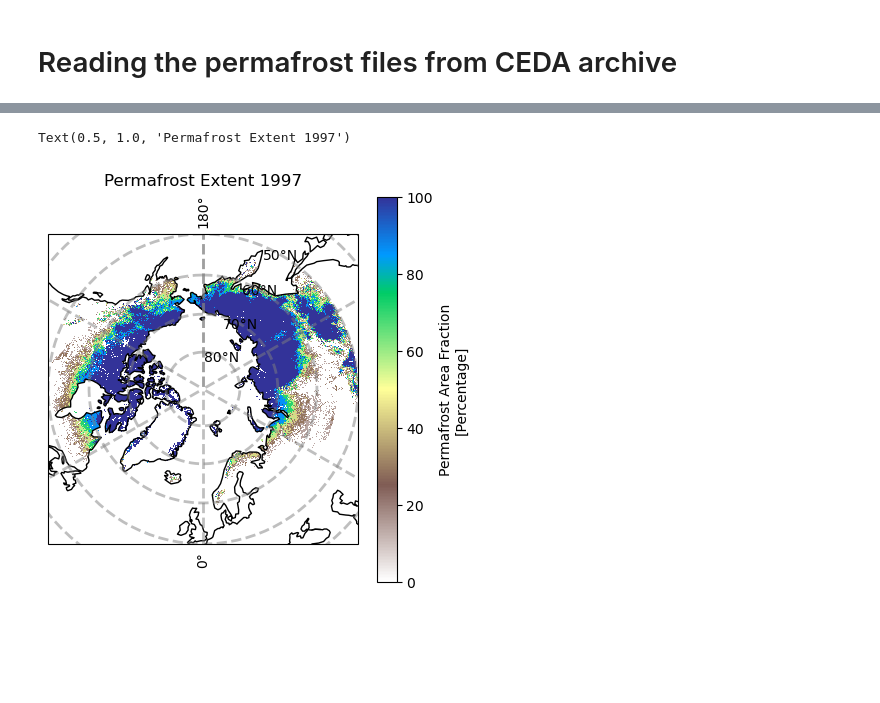
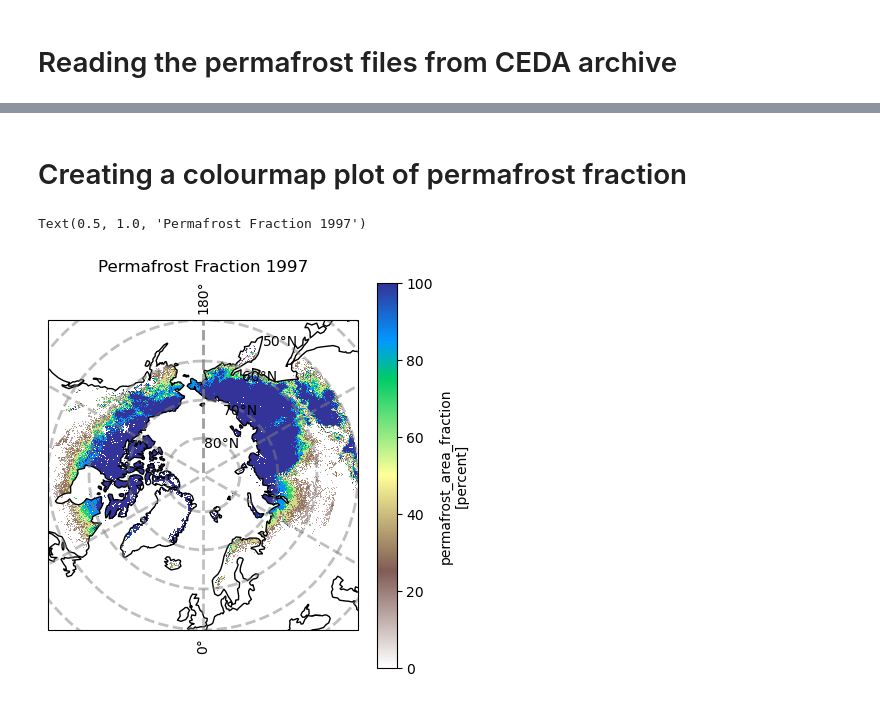
Before and after one commit to CharlieGamblin/EO-Induction, a Jupyter notebook: Practice Scripts/ESA_cci_Permafrost_Extent.ipynb, the cells around one changed output, grey strips where cells are left out. Cells and saved outputs as stored; diff of their text form; code cells hidden in the pictures; blank space fills up the shorter version.

```diff
--- a/Practice Scripts/ESA_cci_Permafrost_Extent.ipynb
+++ b/Practice Scripts/ESA_cci_Permafrost_Extent.ipynb
@@ -11,45 +19,31 @@ target_path = r'/neodc/esacci/permafrost/data/permafrost_extent/L4/area4/pp/v04.
 
 # Verifies the file path actually exists:
 # If no -> prints an error message
-# If yes -> creates an array of file names in the dir, prints the number of files found,
-# then adds the target path to the start of each file name (and excludes the first file, README)
+# If yes -> uses the glob module to return all files in the target directory that have the .nc extension
 
 if not os.path.exists(target_path):
     print(f"Error: The path {target_path} does not exist on this machine.")
 
 else:
-	permafrost_extent_files = np.array(os.listdir(target_path))
-
-	print(f"Successfully found {len(permafrost_extent_files)} files in the target directory.")
-
-	permafrost_extent_files = np.strings.add(target_path + '/', permafrost_extent_files[1:])
+	permafrost_extent_files = gl.glob(target_path + '/*.nc')
 
 
 
-# Opens the first dataset (for 1997), then converts it to a data array
-# Potentially build a function that iteratively plots xarray data arrays based on a
-# user input number of years (access via time dimension) and the x and y variables.
-# Could extend this further to allow a user to input a source path and run the above code first to
-# generalise it for any data source available through JASMIN/ALICE or locally.
-
-
-# Need dask installed for this to work, should conctenate the files along the time dimension,
-# thus allowing for ease of plotting multi-year PFR plots.
+# Reads all the files in at once and conctenates them along the time dimension (defaults to whichever
+# dimension differs), thus allowing for ease of plotting multi-year PFR plots.
 
 permafrost_extent = xr.open_mfdataset(permafrost_extent_files)
 
+# Selects the permafrost fraction values for the first dataset (1997), then slices the data to only
+# include values of latitude of 50 degrees and above (arctic region).
 
-""""permafrost_fraction = xr.DataArray(
-permafrost_extent_1997['PFR'],
-dims=('time', 'lat', 'lon'),
-coords={'time': permafrost_extent_1997['time'], 'lon': permafrost_extent_1997['lon'], 'lat': permafrost_extent_1997['lat']},
-name='PFR',
-attrs={'units': 'Percentage', 'long_name': 'Permafrost Area Fraction'},
-)"""""
+permafrost_fraction_1997 = permafrost_extent['PFR'].isel(time = 0)
 
-# Slices the array based on latitude (includes +50 to +90 degs), then selects the time (1997)
+permafrost_fraction_1997 = permafrost_fraction_1997.sel(lat = slice(50.0, 90.0))
 
-#permafrost_fraction_arctic_1997 = permafrost_fraction.sel(lat=slice(50.0, 90.0))
+#permafrost_fraction_1997
 
-#permafrost_fraction_arctic_1997 = permafrost_fraction_arctic_1997.isel(time = 0)
+permafrost_fraction = permafrost_extent['PFR'].sel(lat = slice(50.0, 90.0))
+
+permafrost_fraction
 # %% [output]
@@ -58,10 +75,12 @@ ImportError: chunk manager 'dask' is not available. Please make sure 'dask' is i
+# %% [markdown]
+# Creating a colourmap plot of permafrost fraction
 # %%
 fig = plt.figure(figsize=(5, 5))
 ax = plt.axes(projection=ccrs.NorthPolarStereo())
-permafrost_fraction_arctic_1997.plot(ax=ax, transform=ccrs.PlateCarree(), cmap = 'terrain_r')
+permafrost_fraction_1997.plot(ax=ax, transform=ccrs.PlateCarree(), cmap = 'terrain_r')
 ax.gridlines(draw_labels=True, linewidth=2, color='gray', alpha=0.5, linestyle='--')
 ax.coastlines()
-ax.set_title('Permafrost Extent 1997')
+ax.set_title('Permafrost Fraction 1997')
 # %% [output]
-Text(0.5, 1.0, 'Permafrost Extent 1997')
+Text(0.5, 1.0, 'Permafrost Fraction 1997')
-[figure, old version]
+[figure, new version]
```
Also changed, not shown: parts of 13 cells of this notebook, 6 other files.
